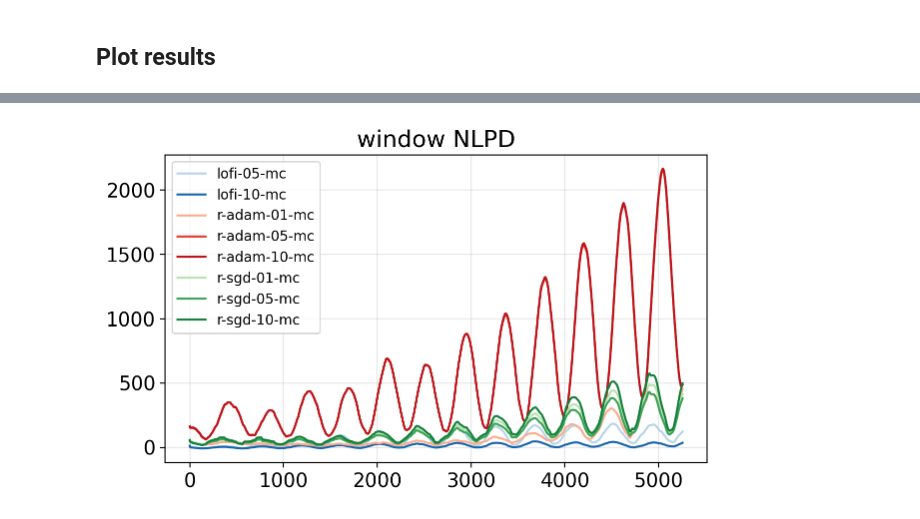
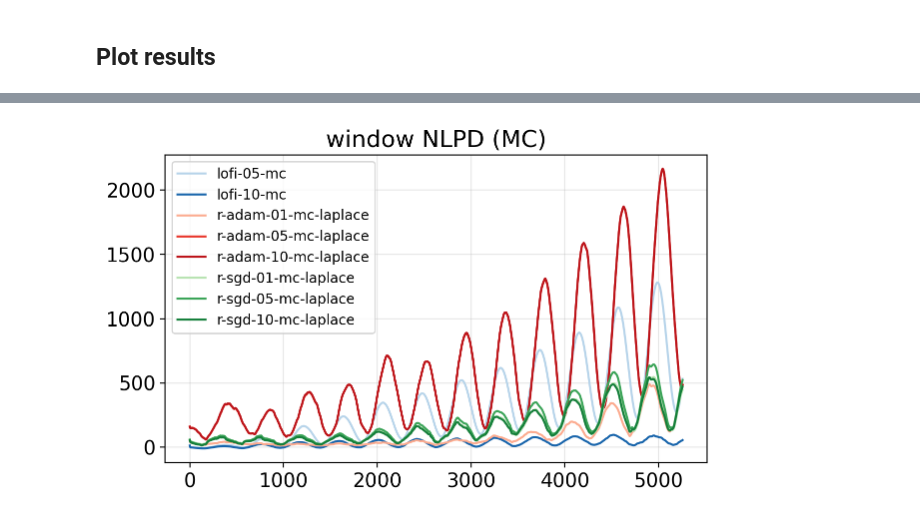
Before and after one commit to probml/rebayes, a Jupyter notebook: demos/collas/regression/rotating-mnist-gradual.ipynb, the cells around one changed output, grey strips where cells are left out. Cells and saved outputs as stored; diff of their text form; code cells hidden in the pictures.

```diff
--- a/demos/collas/regression/rotating-mnist-gradual.ipynb
+++ b/demos/collas/regression/rotating-mnist-gradual.ipynb
@@ -82,7 +97,7 @@ Wall time: 2.82 s
 callback = partial(callbacks.cb_reg_mc,
                 ymean=ymean, ystd=ystd,
                 X_test=X_train, y_test=Y_train,
-                key=key,
+                key=key, scale=scale,
 )
 # %%
 %%time
@@ -195,20 +191,21 @@ plt.savefig(namefile)
 # %%
 metric = "nlpd_window"
-title = "window NLPD"
+title = "window NLPD (MC)" # aka NLPD
 
 outputs_metric = get_subtree(outputs, metric)
 outputs_metric = jax.tree_map(lambda x: np.convolve(x, kernel, mode=kmode), outputs_metric)
 
 fig, ax = plt.subplots(figsize=(7, 4))
 for name_agent, metric_agent in outputs_metric.items():
-    plt.plot(metric_agent, label=f"{name_agent}-mc", color=colors[name_agent])
+    extra = "-laplace" if "lofi" not in name_agent else ""
+    plt.plot(metric_agent, label=f"{name_agent}-mc{extra}", color=colors[name_agent])
 
 plt.title(title)
 plt.legend(fontsize=10)
 plt.grid(alpha=0.3)
 
-namefile = f"test-nlpd-all.pdf"
+namefile = f"window-nlpd-all.pdf"
 namefile = os.path.join(dir_output, f"{task_name}-{namefile}")
 plt.savefig(namefile)
 # %% [output]
-[figure, old version]
+[figure, new version]
```
Also changed, not shown: parts of 10 cells of this notebook.
